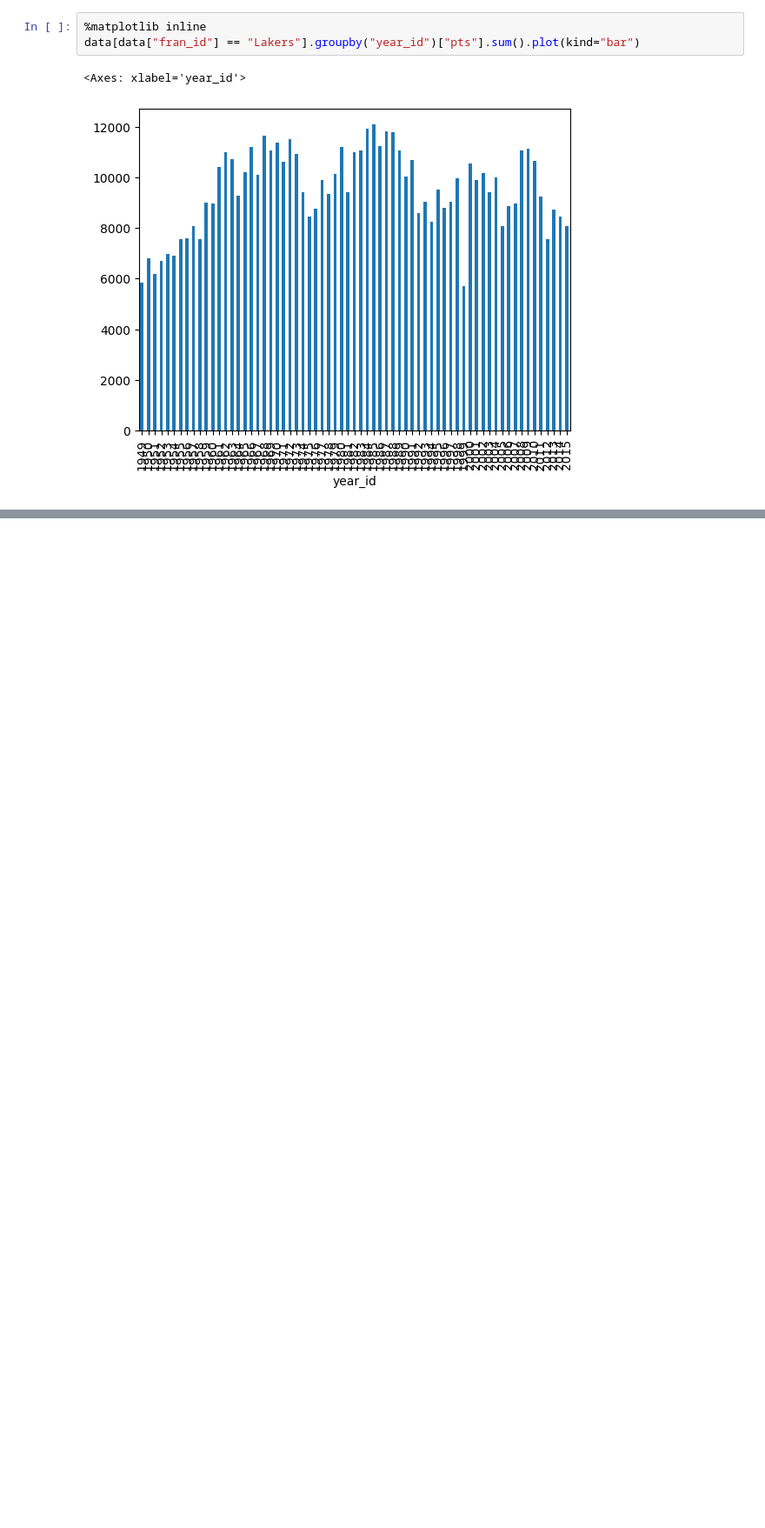
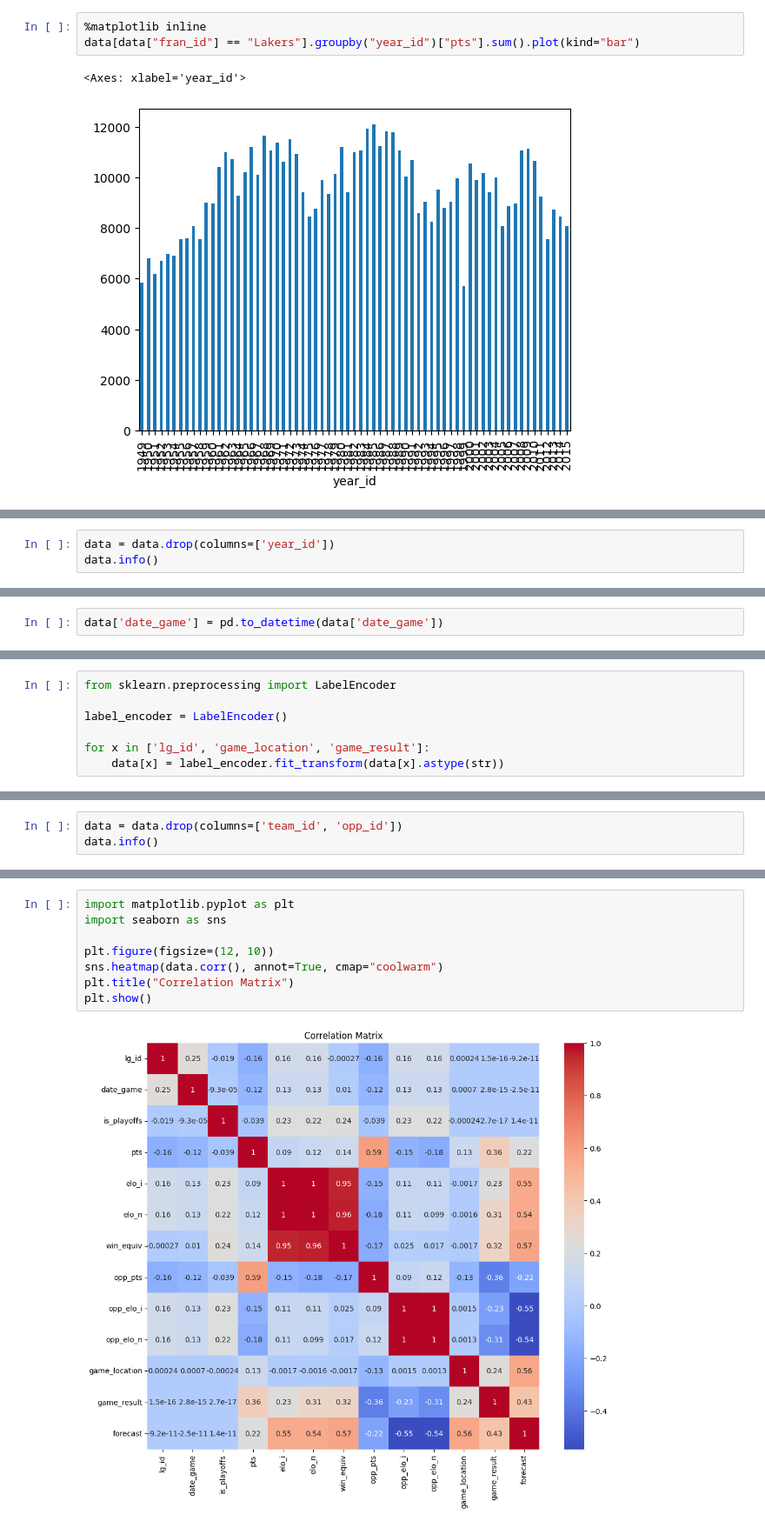
Before and after one commit to cristhianclx/66v, a Jupyter notebook: 04-04.ipynb, the cells around one changed output, grey strips where cells are left out. Shown at 87% size. Cells and saved outputs as stored; diff of their text form; blank space fills up the shorter version.

```diff
--- a/04-04.ipynb
+++ b/04-04.ipynb
@@ -323,0 +420,3 @@ data[data["fran_id"] == "Lakers"].groupby("year_id")["pts"].sum().plot(kind="bar
+# %%
+data = data.drop(columns=['year_id'])
+data.info()
@@ -323,0 +441,2 @@ data[data["fran_id"] == "Lakers"].groupby("year_id")["pts"].sum().plot(kind="bar
+# %%
+data['date_game'] = pd.to_datetime(data['date_game'])
@@ -323,0 +474,7 @@ data[data["fran_id"] == "Lakers"].groupby("year_id")["pts"].sum().plot(kind="bar
+# %%
+from sklearn.preprocessing import LabelEncoder
+
+label_encoder = LabelEncoder()
+
+for x in ['lg_id', 'game_location', 'game_result']:
+    data[x] = label_encoder.fit_transform(data[x].astype(str))
@@ -323,0 +508,3 @@ data[data["fran_id"] == "Lakers"].groupby("year_id")["pts"].sum().plot(kind="bar
+# %%
+data = data.drop(columns=['team_id', 'opp_id'])
+data.info()
@@ -323,0 +532,10 @@ data[data["fran_id"] == "Lakers"].groupby("year_id")["pts"].sum().plot(kind="bar
+# %%
+import matplotlib.pyplot as plt
+import seaborn as sns
+
+plt.figure(figsize=(12, 10))
+sns.heatmap(data.corr(), annot=True, cmap="coolwarm")
+plt.title("Correlation Matrix")
+plt.show()
+# %% [output]
+[figure, added]
```
Also changed, not shown: parts of 22 cells of this notebook.
